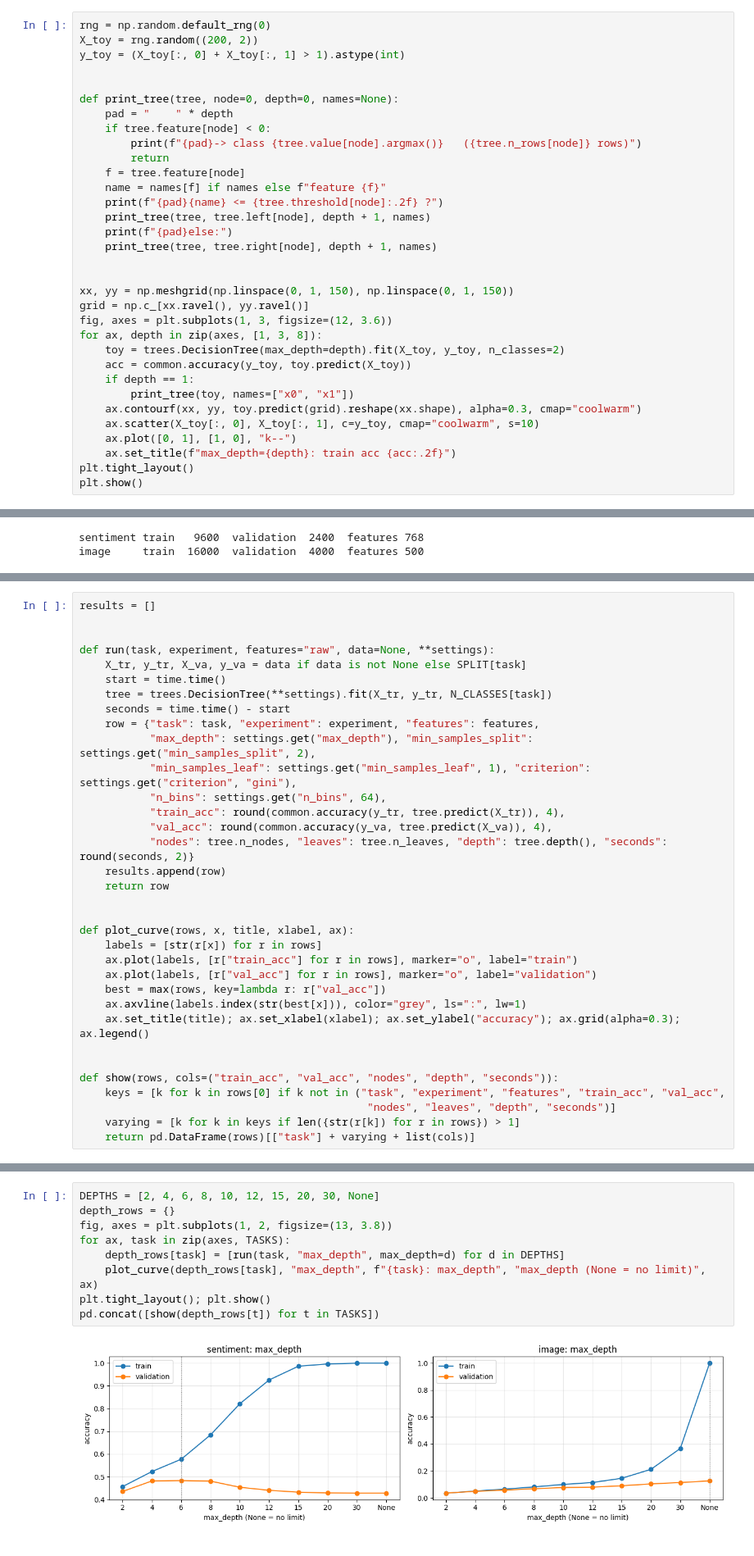
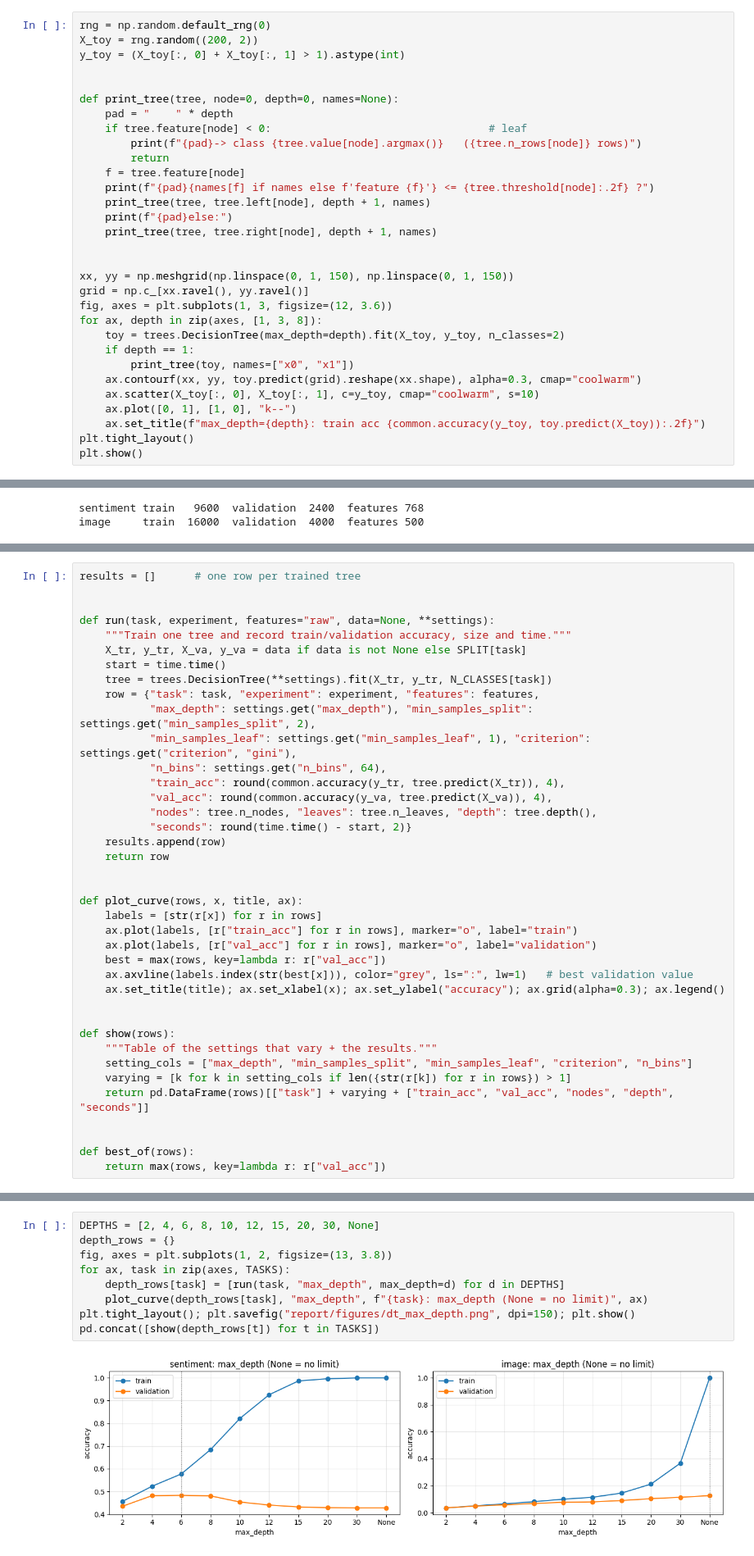
Before and after one commit to COMP472-Fall2026/Team27_F, a Jupyter notebook: decision_tree/decision_tree.ipynb, the cells around one changed output, grey strips where cells are left out. Shown at 82% size. Cells and saved outputs as stored; diff of their text form.

```diff
--- a/decision_tree/decision_tree.ipynb
+++ b/decision_tree/decision_tree.ipynb
@@ -84,12 +60,11 @@ y_toy = (X_toy[:, 0] + X_toy[:, 1] > 1).astype(int)
 
 def print_tree(tree, node=0, depth=0, names=None):
     pad = "    " * depth
-    if tree.feature[node] < 0:
+    if tree.feature[node] < 0:                                  # leaf
         print(f"{pad}-> class {tree.value[node].argmax()}   ({tree.n_rows[node]} rows)")
         return
     f = tree.feature[node]
-    name = names[f] if names else f"feature {f}"
-    print(f"{pad}{name} <= {tree.threshold[node]:.2f} ?")
+    print(f"{pad}{names[f] if names else f'feature {f}'} <= {tree.threshold[node]:.2f} ?")
     print_tree(tree, tree.left[node], depth + 1, names)
     print(f"{pad}else:")
     print_tree(tree, tree.right[node], depth + 1, names)
@@ -100,13 +75,12 @@ grid = np.c_[xx.ravel(), yy.ravel()]
 fig, axes = plt.subplots(1, 3, figsize=(12, 3.6))
 for ax, depth in zip(axes, [1, 3, 8]):
     toy = trees.DecisionTree(max_depth=depth).fit(X_toy, y_toy, n_classes=2)
-    acc = common.accuracy(y_toy, toy.predict(X_toy))
     if depth == 1:
         print_tree(toy, names=["x0", "x1"])
     ax.contourf(xx, yy, toy.predict(grid).reshape(xx.shape), alpha=0.3, cmap="coolwarm")
     ax.scatter(X_toy[:, 0], X_toy[:, 1], c=y_toy, cmap="coolwarm", s=10)
     ax.plot([0, 1], [1, 0], "k--")
-    ax.set_title(f"max_depth={depth}: train acc {acc:.2f}")
+    ax.set_title(f"max_depth={depth}: train acc {common.accuracy(y_toy, toy.predict(X_toy)):.2f}")
 plt.tight_layout()
 plt.show()
 # %% [output]
@@ -150,34 +117,39 @@ Every result is kept in `results` and saved to `decision_tree/outputs/`.
 # %%
-results = []
+results = []      # one row per trained tree
 
 
 def run(task, experiment, features="raw", data=None, **settings):
+    """Train one tree and record train/validation accuracy, size and time."""
     X_tr, y_tr, X_va, y_va = data if data is not None else SPLIT[task]
     start = time.time()
     tree = trees.DecisionTree(**settings).fit(X_tr, y_tr, N_CLASSES[task])
-    seconds = time.time() - start
     row = {"task": task, "experiment": experiment, "features": features,
            "max_depth": settings.get("max_depth"), "min_samples_split": settings.get("min_samples_split", 2),
            "min_samples_leaf": settings.get("min_samples_leaf", 1), "criterion": settings.get("criterion", "gini"),
            "n_bins": settings.get("n_bins", 64),
            "train_acc": round(common.accuracy(y_tr, tree.predict(X_tr)), 4),
            "val_acc": round(common.accuracy(y_va, tree.predict(X_va)), 4),
-           "nodes": tree.n_nodes, "leaves": tree.n_leaves, "depth": tree.depth(), "seconds": round(seconds, 2)}
+           "nodes": tree.n_nodes, "leaves": tree.n_leaves, "depth": tree.depth(),
+           "seconds": round(time.time() - start, 2)}
     results.append(row)
     return row
 
 
-def plot_curve(rows, x, title, xlabel, ax):
+def plot_curve(rows, x, title, ax):
     labels = [str(r[x]) for r in rows]
     ax.plot(labels, [r["train_acc"] for r in rows], marker="o", label="train")
     ax.plot(labels, [r["val_acc"] for r in rows], marker="o", label="validation")
     best = max(rows, key=lambda r: r["val_acc"])
-    ax.axvline(labels.index(str(best[x])), color="grey", ls=":", lw=1)
-    ax.set_title(title); ax.set_xlabel(xlabel); ax.set_ylabel("accuracy"); ax.grid(alpha=0.3); ax.legend()
+    ax.axvline(labels.index(str(best[x])), color="grey", ls=":", lw=1)   # best validation value
+    ax.set_title(title); ax.set_xlabel(x); ax.set_ylabel("accuracy"); ax.grid(alpha=0.3); ax.legend()
 
 
-def show(rows, cols=("train_acc", "val_acc", "nodes", "depth", "seconds")):
-    keys = [k for k in rows[0] if k not in ("task", "experiment", "features", "train_acc", "val_acc",
-                                             "nodes", "leaves", "depth", "seconds")]
-    varying = [k for k in keys if len({str(r[k]) for r in rows}) > 1]
-    return pd.DataFrame(rows)[["task"] + varying + list(cols)]
+def show(rows):
+    """Table of the settings that vary + the results."""
+    setting_cols = ["max_depth", "min_samples_split", "min_samples_leaf", "criterion", "n_bins"]
+    varying = [k for k in setting_cols if len({str(r[k]) for r in rows}) > 1]
+    return pd.DataFrame(rows)[["task"] + varying + ["train_acc", "val_acc", "nodes", "depth", "seconds"]]
+
+
+def best_of(rows):
+    return max(rows, key=lambda r: r["val_acc"])
@@ -190,12 +158,12 @@ def show(rows, cols=("train_acc", "val_acc", "nodes", "depth", "seconds")):
 # %%
 DEPTHS = [2, 4, 6, 8, 10, 12, 15, 20, 30, None]
 depth_rows = {}
 fig, axes = plt.subplots(1, 2, figsize=(13, 3.8))
 for ax, task in zip(axes, TASKS):
     depth_rows[task] = [run(task, "max_depth", max_depth=d) for d in DEPTHS]
-    plot_curve(depth_rows[task], "max_depth", f"{task}: max_depth", "max_depth (None = no limit)", ax)
-plt.tight_layout(); plt.show()
+    plot_curve(depth_rows[task], "max_depth", f"{task}: max_depth (None = no limit)", ax)
+plt.tight_layout(); plt.savefig("report/figures/dt_max_depth.png", dpi=150); plt.show()
 pd.concat([show(depth_rows[t]) for t in TASKS])
 # %% [output]
-[figure, old version]
+[figure, new version]
 |  | task | max_depth | train_acc | val_acc | nodes | depth | seconds |
```
Also changed, not shown: parts of 40 cells of this notebook, 20 other files.
